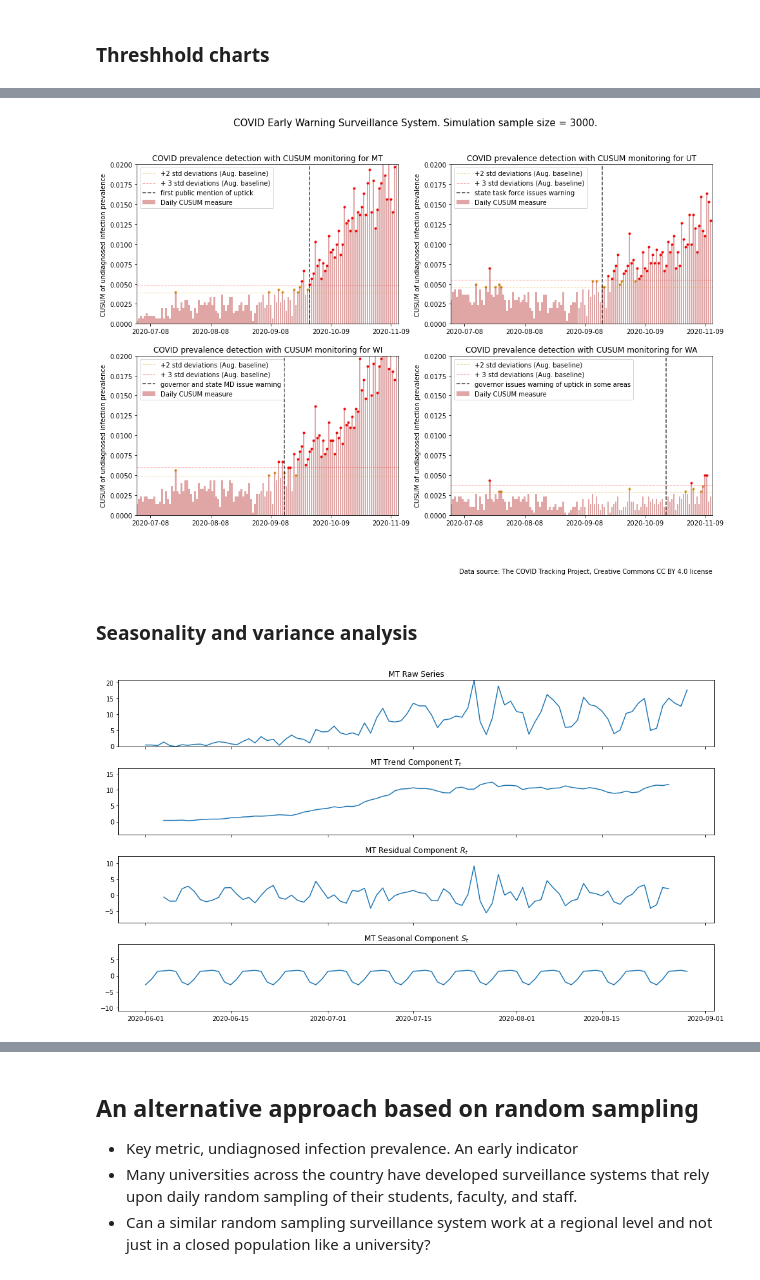
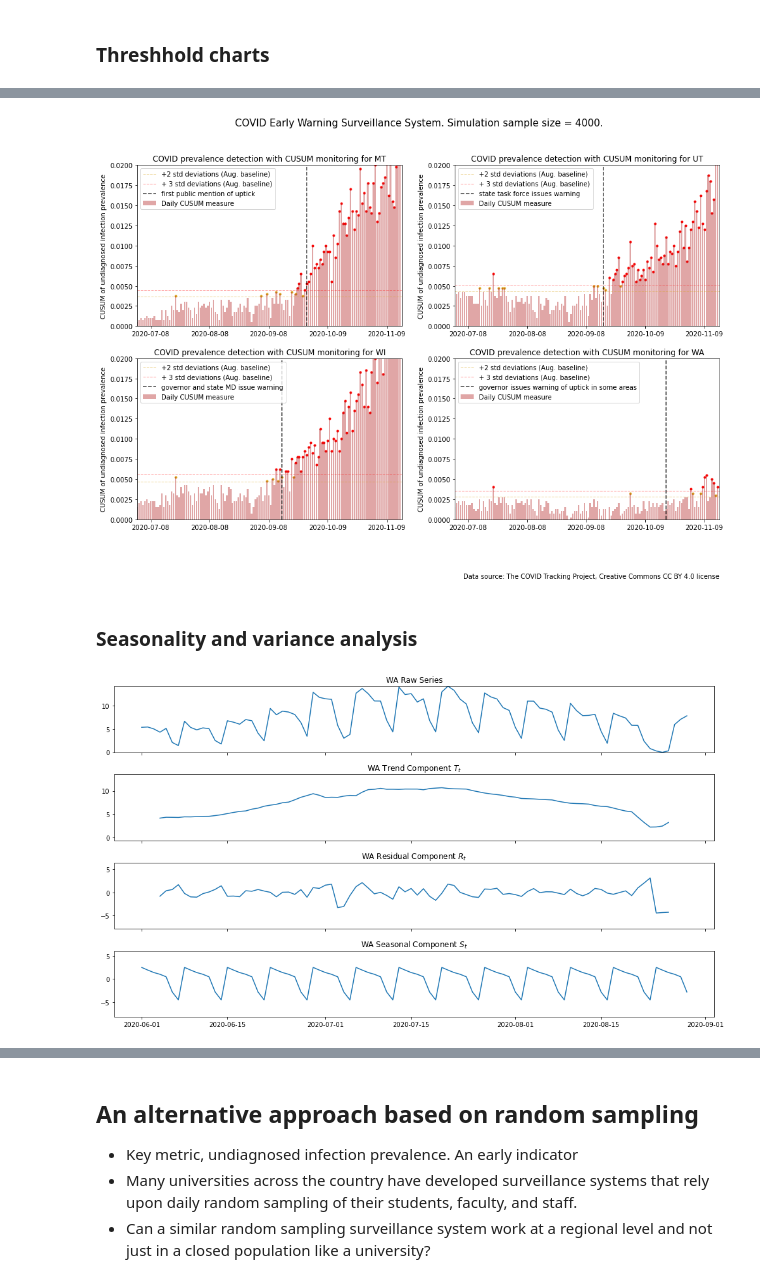
Before and after one commit to salvir1/COVID-19-early-warning-system, a Jupyter notebook: covid-surveillance-systems.ipynb, the cells around one changed output, grey strips where cells are left out. Cells and saved outputs as stored; diff of their text form; code cells hidden in the pictures.

```diff
--- a/covid-surveillance-systems.ipynb
+++ b/covid-surveillance-systems.ipynb
@@ -76,13 +76,16 @@ def case_rate_control_chart(ax, ST_cvd, chart_state, tick_spacing=31, scale=2.5,
 infection_shift = -6 # Number of days new active infection appears before positive case enters database (negative)
 tick_spacing = 31 # Display one tick per month
 scale = 2.5
-states_list = ['MT', 'UT', 'WI', 'WA']
+states_list = ['MT', 'UT', 'WI', 'WA', 'OR', 'NM']
+states_list = ['MT', 'UT', 'WI', 'OR']
 figs = len(states_list)
 recognition_dict = {
                     'MT': ['2020-09-28', 'first public mention of uptick'],
                     'UT': ['2020-09-17', 'state task force issues warning'],
                     'WI': ['2020-09-15', 'governor and state MD issue warning'],
-                    'WA': ['2020-10-20', 'governor issues warning of uptick in some areas'],
+                    'OR': ['2020-10-20', 'governor issues warning of uptick in some areas']
+#                     'OR': ['',''],
+#                     'NM': ['','']
                     }
 
 fig,axs = plt.subplots(((figs-1)//2 + 1),2,figsize=(16,(5 * ((figs-1)//2 + 1))))
@@ -92,5 +95,5 @@ for i, ax in enumerate(axs.flatten()):
     if i < len(states_list):
         ST_df = df_state[df_state['state'] == states_list[i]]
         case_rate_control_chart(ax, ST_df, states_list[i], tick_spacing, scale, infection_shift, axvline_date=recognition_dict[states_list[i]])
-plt.savefig('img/COVID-case-rate-with-threshold.png', bbox_inches = 'tight', pad_inches = 0.2)
+# plt.savefig('img/COVID-case-rate-with-threshold.png', bbox_inches = 'tight', pad_inches = 0.2)
 # %% [output]
@@ -154,8 +157,9 @@ def infection_random_sample(ax, ST_cvd, chart_state, tick_spacing=31, scale=2.5,
 # define macro variables
 infection_shift = -6 # Number of days new active infection appears before positive case enters database (negative)
 tick_spacing = 31 # Display one tick per month
-daily_sample = 3000
+daily_sample = 4000
 scale = 2.5
+states_list = ['ND', 'SD', 'WI', 'OR']
 states_list = ['MT', 'UT', 'WI', 'WA']
 figs = len(states_list)
 recognition_dict = {
@@ -253,7 +257,7 @@ def cusum_chart_infections(ax, ST_cvd, chart_state, tick_spacing=31, scale=2.5,
 # define macro variables
 infection_shift = -6 # Number of days new active infection appears before positive case enters database (negative)
 tick_spacing = 31 # Display one tick per month
-daily_sample = 3000
+daily_sample = 4000
 scale = 2.5
 states_list = ['MT', 'UT', 'WI', 'WA']
 figs = len(states_list)
@@ -272,7 +276,7 @@ for i, ax in enumerate(axs.flatten()):
         cusum_chart_infections(ax, ST_df, states_list[i], tick_spacing, scale, infection_shift, axvline_date=recognition_dict[states_list[i]], sample_size=daily_sample)
 plt.savefig('img/COVID-early-warning-cusum-chart.png', bbox_inches = 'tight', pad_inches = 0.2)
 # %% [output]
-[figure, old version]
+[figure, new version]
 # %% [markdown]
 ### Seasonality and variance analysis
 # %%
@@ -293,11 +297,11 @@ def plot_seasonal_decomposition(axs, series, sd, state_):
 # %%
-state_name = 'MT'
+state_name = 'WA'
 test_state = df_state[df_state['state']==state_name].set_index('date')
 # Looking at decomposition through the summer
 state_decomposition = sm.tsa.seasonal_decompose(test_state['raw_case_rate'].sort_index()[:90])
 fig, axs = plt.subplots(4, figsize=(14, 8), sharex=True)
 plot_seasonal_decomposition(axs, test_state['raw_case_rate'].sort_index()[:90], state_decomposition, state_name)
 plt.tight_layout()
 # %% [output]
-[figure, old version]
+[figure, new version]
 # %%
```
Also changed, not shown: parts of 5 cells of this notebook, 3 other files.
